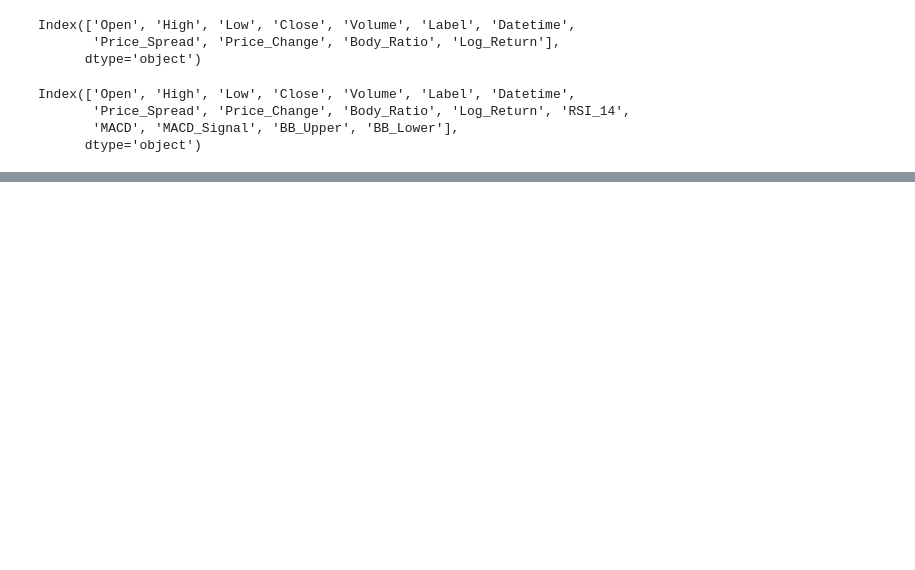
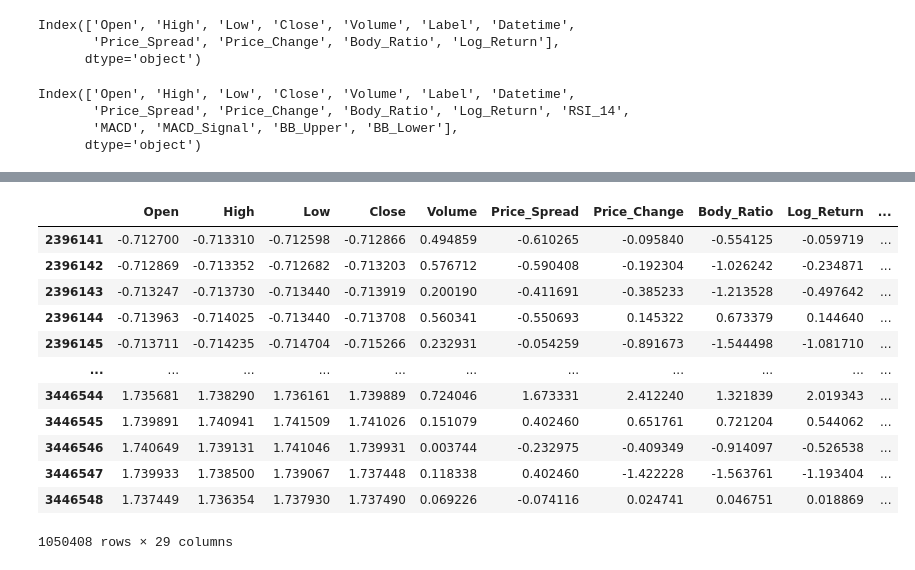
Before and after one commit to nguyenduchuyiu/xauusd-trading, a Jupyter notebook: processing.ipynb, the cells around one changed output, grey strips where cells are left out. Saved outputs shown, nothing was run; the diff lists cells and outputs as text; code cells hidden in the pictures; blank space fills up the shorter version.

```diff
--- a/processing.ipynb
+++ b/processing.ipynb
@@ -215,27 +210,41 @@ train_df
 # %%
-# # 7. Hàm chuẩn hóa dữ liệu (Áp dụng riêng cho từng tập)
-# def scale_features(train_df, val_df, test_df):
-#     # Chọn các cột cần chuẩn hóa (bỏ các cột không phải số)
-#     feature_columns = [col for col in train_df.columns if col not in ['Label', 'Datetime']]
+# 7. Hàm chuẩn hóa dữ liệu (Áp dụng riêng cho từng tập)
+def scale_features(train_df, val_df, test_df):
+    # Chọn các cột cần chuẩn hóa (bỏ các cột không phải số)
+    feature_columns = [col for col in train_df.columns if col not in ['Label', 'Datetime']]
 
-#     # Chuẩn hóa theo train
-#     scaler = StandardScaler()
-#     train_scaled = scaler.fit_transform(train_df[feature_columns])
-#     val_scaled = scaler.transform(val_df[feature_columns])
-#     test_scaled = scaler.transform(test_df[feature_columns])
+    # Chuẩn hóa theo train
+    scaler = StandardScaler()
+    train_scaled = scaler.fit_transform(train_df[feature_columns])
+    val_scaled = scaler.transform(val_df[feature_columns])
+    test_scaled = scaler.transform(test_df[feature_columns])
 
-#     # Tạo DataFrame mới đã scaled
-#     scaled_train_df = pd.DataFrame(train_scaled, columns=feature_columns, index=train_df.index)
-#     scaled_val_df = pd.DataFrame(val_scaled, columns=feature_columns, index=val_df.index)
-#     scaled_test_df = pd.DataFrame(test_scaled, columns=feature_columns, index=test_df.index)
+    # Tạo DataFrame mới đã scaled
+    scaled_train_df = pd.DataFrame(train_scaled, columns=feature_columns, index=train_df.index)
+    scaled_val_df = pd.DataFrame(val_scaled, columns=feature_columns, index=val_df.index)
+    scaled_test_df = pd.DataFrame(test_scaled, columns=feature_columns, index=test_df.index)
 
-#     # Thêm lại các cột không phải feature
-#     for scaled_df, df in zip([scaled_train_df, scaled_val_df, scaled_test_df], [train_df, val_df, test_df]):
-#         scaled_df['Label'] = df['Label'].values
-#         scaled_df['Datetime'] = df['Datetime'].values
+    # Thêm lại các cột không phải feature
+    for scaled_df, df in zip([scaled_train_df, scaled_val_df, scaled_test_df], [train_df, val_df, test_df]):
+        scaled_df['Label'] = df['Label'].values
+        scaled_df['Datetime'] = df['Datetime'].values
 
-#     return scaled_train_df, scaled_val_df, scaled_test_df
+    return scaled_train_df, scaled_val_df, scaled_test_df
 
-# train_df, val_df, test_df = scale_features(train_df, val_df, test_df)
-# train_df
+train_df, val_df, test_df = scale_features(train_df, val_df, test_df)
+train_df
+# %% [output]
+|  | Open | High | Low | Close | Volume | Price_Spread | Price_Change | Body_Ratio | Log_Return | ... |
+| 2396141 | -0.712700 | -0.713310 | -0.712598 | -0.712866 | 0.494859 | -0.610265 | -0.095840 | -0.554125 | -0.059719 | ... |
+| 2396142 | -0.712869 | -0.713352 | -0.712682 | -0.713203 | 0.576712 | -0.590408 | -0.192304 | -1.026242 | -0.234871 | ... |
+| 2396143 | -0.713247 | -0.713730 | -0.713440 | -0.713919 | 0.200190 | -0.411691 | -0.385233 | -1.213528 | -0.497642 | ... |
+| 2396144 | -0.713963 | -0.714025 | -0.713440 | -0.713708 | 0.560341 | -0.550693 | 0.145322 | 0.673379 | 0.144640 | ... |
+| 2396145 | -0.713711 | -0.714235 | -0.714704 | -0.715266 | 0.232931 | -0.054259 | -0.891673 | -1.544498 | -1.081710 | ... |
+| ... | ... | ... | ... | ... | ... | ... | ... | ... | ... | ... |
+| 3446544 | 1.735681 | 1.738290 | 1.736161 | 1.739889 | 0.724046 | 1.673331 | 2.412240 | 1.321839 | 2.019343 | ... |
+| 3446545 | 1.739891 | 1.740941 | 1.741509 | 1.741026 | 0.151079 | 0.402460 | 0.651761 | 0.721204 | 0.544062 | ... |
+| 3446546 | 1.740649 | 1.739131 | 1.741046 | 1.739931 | 0.003744 | -0.232975 | -0.409349 | -0.914097 | -0.526538 | ... |
+| 3446547 | 1.739933 | 1.738500 | 1.739067 | 1.737448 | 0.118338 | 0.402460 | -1.422228 | -1.563761 | -1.193404 | ... |
+| 3446548 | 1.737449 | 1.736354 | 1.737930 | 1.737490 | 0.069226 | -0.074116 | 0.024741 | 0.046751 | 0.018869 | ... |
+1050408 rows × 29 columns
 # %%
```
Also changed, not shown: parts of 9 cells of this notebook, 7 other files.
